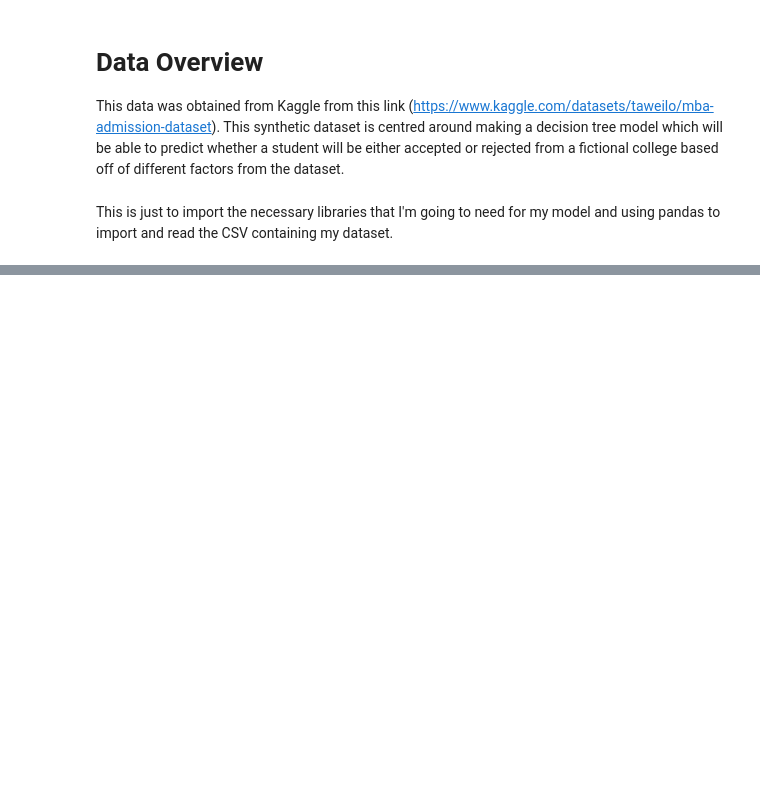
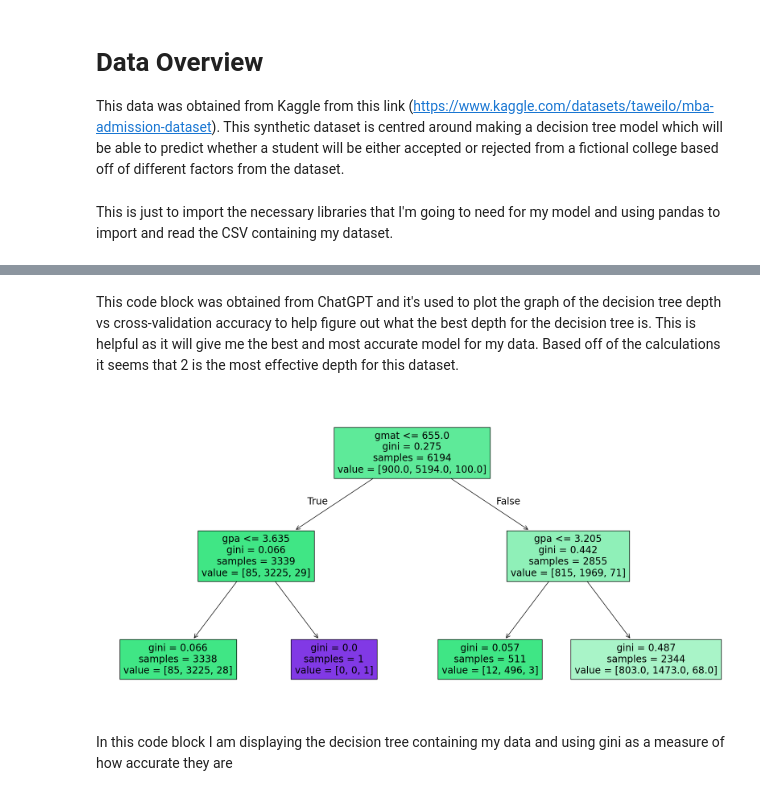
Before and after one commit to DoyleAaron/Data-Science-Year-4, a Jupyter notebook: College-Acceptance/CollegeAcceptance.ipynb, the cells around one changed output, grey strips where cells are left out. Cells and saved outputs as stored; diff of their text form; code cells hidden in the pictures; blank space fills up the shorter version.

```diff
--- a/College-Acceptance/CollegeAcceptance.ipynb
+++ b/College-Acceptance/CollegeAcceptance.ipynb
@@ -27,0 +42,13 @@ This is to specify what I want this model to predict and splits up the data so t
+# %% [markdown]
+This code block was obtained from ChatGPT and it's used to plot the graph of the decision tree depth vs cross-validation accuracy to help figure out what the best depth for the decision tree is. This is helpful as it will give me the best and most accurate model for my data. Based off of the calculations it seems that 2 is the most effective depth for this dataset.
+# %%
+decision_tree = DecisionTreeClassifier(max_depth=2)
+decision_tree = decision_tree.fit(X, Y)
+
+plt.figure(figsize=(20, 10)) # This line is used to set the size of the decision tree plot to make it more visible and readable
+tree.plot_tree(decision_tree, feature_names=['gpa', 'gmat', 'work_exp'], filled=True)
+plt.show()
+# %% [output]
+[figure, added]
+# %% [markdown]
+In this code block I am displaying the decision tree containing my data and using gini as a measure of how accurate they are
```
Also changed, not shown: parts of 4 cells of this notebook, 1 other file.
